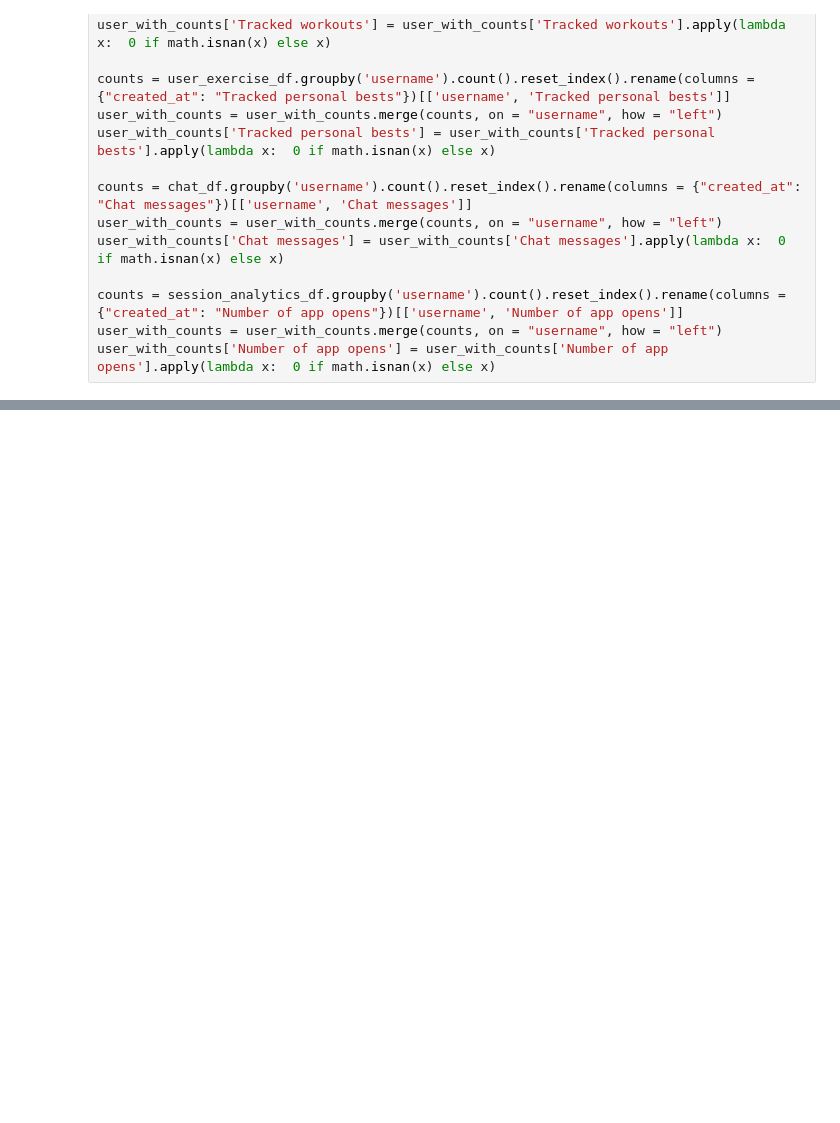
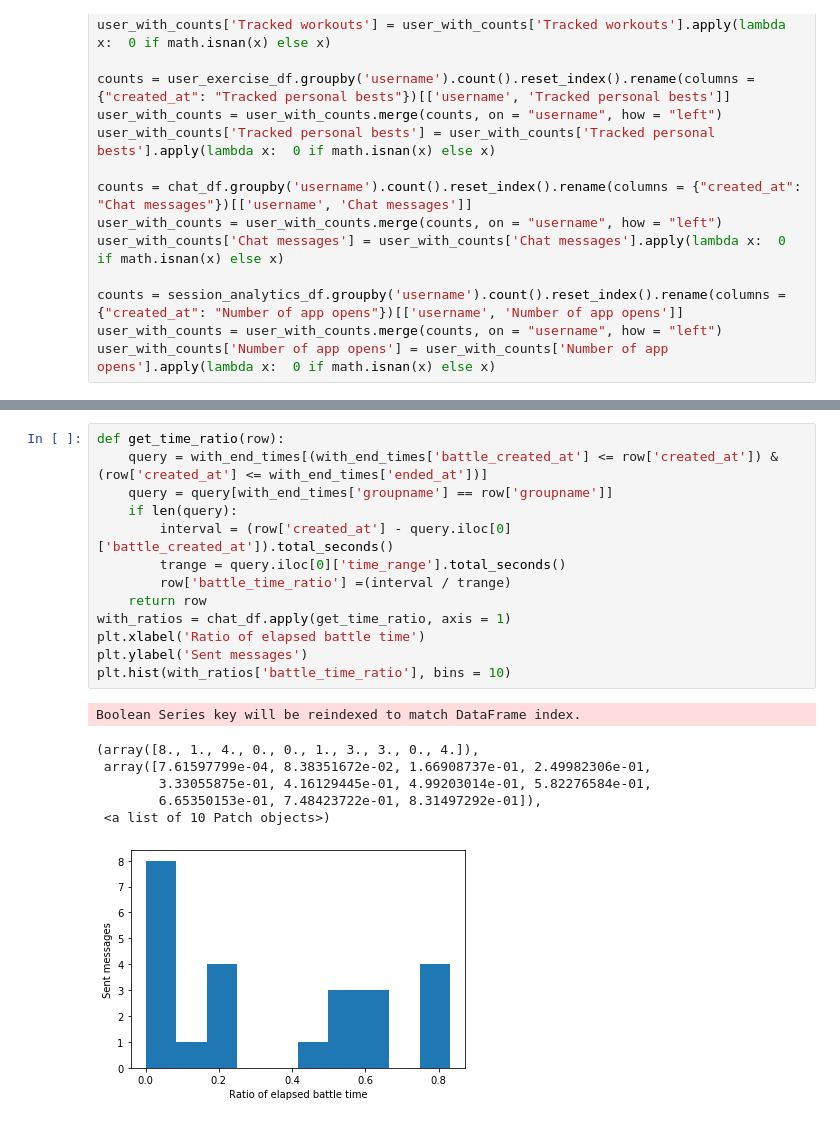
Before and after one commit to EerikSaksi/stat_buff, a Jupyter notebook: data/data_analysis.ipynb, the cells around one changed output, grey strips where cells are left out. Saved outputs shown, nothing was run; the diff lists cells and outputs as text; blank space fills up the shorter version.

Commit message:
done with data

```diff
--- a/data/data_analysis.ipynb
+++ b/data/data_analysis.ipynb
@@ -221,0 +244,21 @@ Boolean Series key will be reindexed to match DataFrame index.
+# %%
+def get_time_ratio(row):
+    query = with_end_times[(with_end_times['battle_created_at'] <= row['created_at']) & (row['created_at'] <= with_end_times['ended_at'])]
+    query = query[with_end_times['groupname'] == row['groupname']]
+    if len(query):
+        interval = (row['created_at'] - query.iloc[0]['battle_created_at']).total_seconds()
+        trange = query.iloc[0]['time_range'].total_seconds()
+        row['battle_time_ratio'] =(interval / trange)
+    return row
+with_ratios = chat_df.apply(get_time_ratio, axis = 1)
+plt.xlabel('Ratio of elapsed battle time')
+plt.ylabel('Sent messages')
+plt.hist(with_ratios['battle_time_ratio'], bins = 10)
+# %% [output]
+Boolean Series key will be reindexed to match DataFrame index.
+(array([8., 1., 4., 0., 0., 1., 3., 3., 0., 4.]),
+ array([7.61597799e-04, 8.38351672e-02, 1.66908737e-01, 2.49982306e-01,
+        3.33055875e-01, 4.16129445e-01, 4.99203014e-01, 5.82276584e-01,
+        6.65350153e-01, 7.48423722e-01, 8.31497292e-01]),
+ <a list of 10 Patch objects>)
+[figure, added]
```
Also changed, not shown: parts of 12 cells of this notebook, 5 other files.
